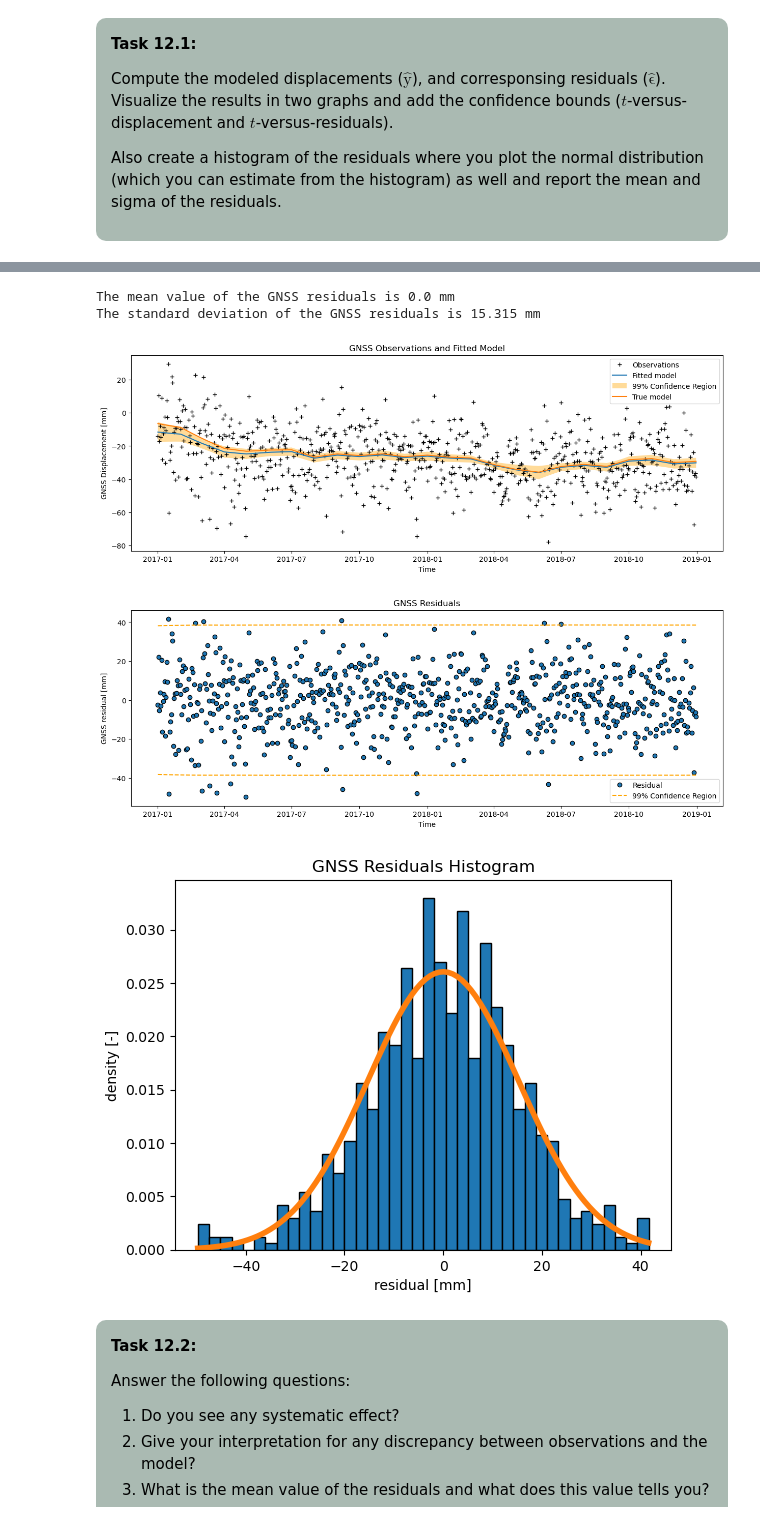
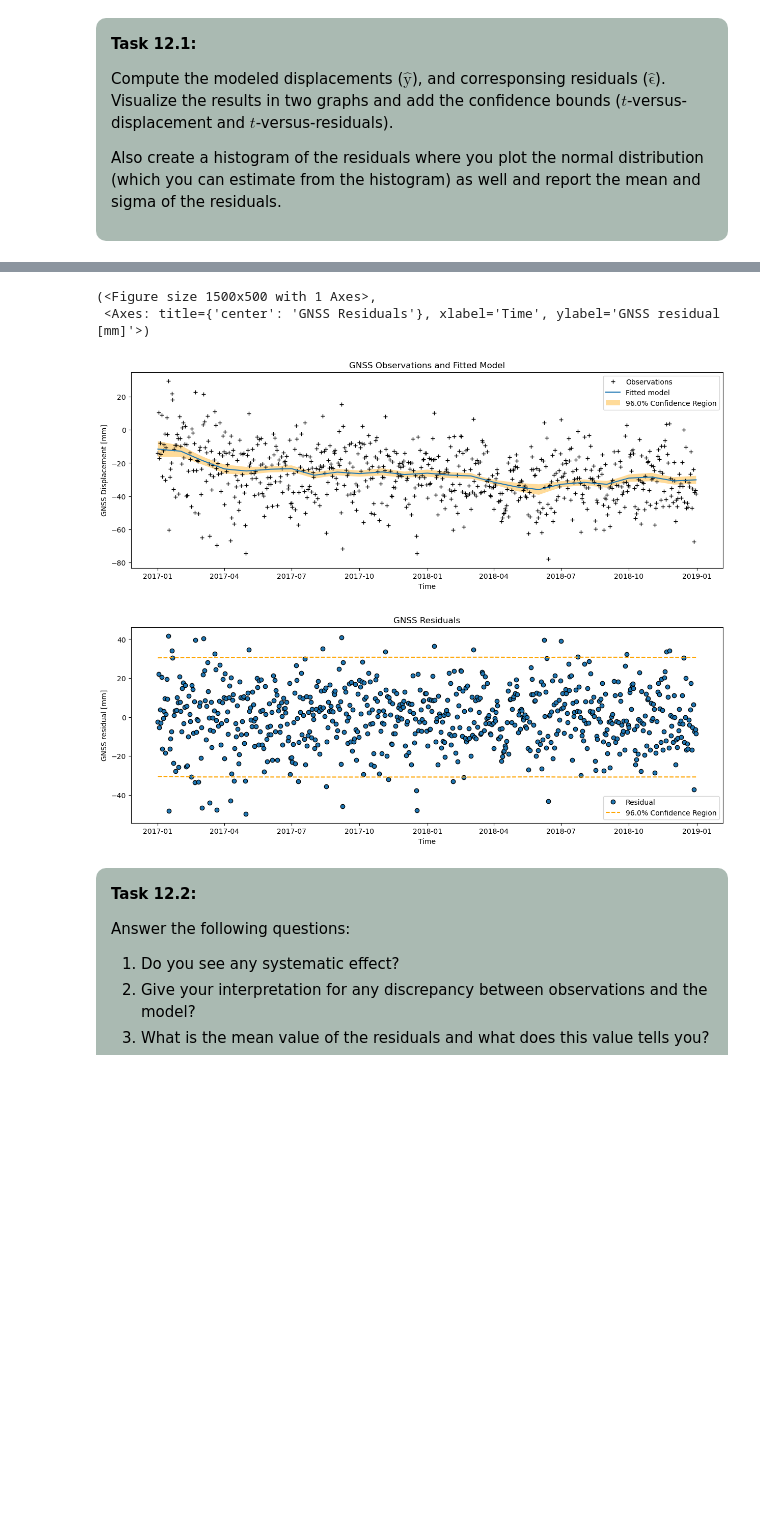
Before and after one commit to TUDelft-MUDE/2024-files, a Jupyter notebook: content/GA_1_4/Analysis_solution.ipynb, the cells around one changed output, grey strips where cells are left out. Saved outputs shown, nothing was run; the diff lists cells and outputs as text; code cells hidden in the pictures; blank space fills up the shorter version.

```diff
--- a/content/GA_1_4/Analysis_solution.ipynb
+++ b/content/GA_1_4/Analysis_solution.ipynb
@@ -132,6 +133,7 @@ def initialize_new_dict(d_old):
     d['model_type'] = 'Non-Linear Least Squares'
     d['times'] = d_old['times']
     d['y'] = d_old['y']
+    d['Sigma_Y'] = d_old['Sigma_Y']
     d['days'] = d_old['days']
     d['groundwater'] = d_old['groundwater']
     return d
@@ -368,17 +386,14 @@ For each unknown parameter, plot your estimates versus the iteration number (hor
 # %%
 x0 = [do_i, R_i, a_i,k_i]
 
-[xhat_insar, Sigma_Xhat_insar, xhat_i_insar, niter_insar, J_final_insar] = \
-    nlsq_iteration(x0, days_insar, y_insar, Sigma_Y_insar, GW_at_InSAR_times)
+m1 = nlsq_iteration(x0, m1)
+m2 = nlsq_iteration(x0, m2)
 
-[xhat_gnss, Sigma_Xhat_gnss, xhat_i_gnss, niter_gnss, J_final_gnss] = \
-    nlsq_iteration(x0, days_gnss, y_gnss, Sigma_Y_gnss, GW_at_GNSS_times)
+print('\n InSAR Reults for each iteration (#Interations =', m1['niter'], ')')
+print(m1['xhat_i'])
 
-print('\n InSAR Reults for each iteration (#Interations =', niter_insar, ')')
-print(xhat_i_insar)
-
-print('\n GNSS Reults for each iteration (#Interations =', niter_gnss, ')')
-print(xhat_i_gnss)
+print('\n GNSS Reults for each iteration (#Interations =', m2['niter'], ')')
+print(m2['xhat_i'])
 # %% [output]
  InSAR Reults for each iteration (#Interations = 7 )
 [[ 9.000e+00 -2.500e+01  3.000e+02  1.500e-01]
@@ -567,15 +581,14 @@ The standard deviation of the InSAR residuals is 1.852 mm
 # %%
-yhat_gnss_2 = forward_model(days_gnss, xhat_gnss[0], xhat_gnss[1], xhat_gnss[2],\
-                             xhat_gnss[3], GW_at_GNSS_times)
-ehat_gnss_2 = plot_residual(dates_gnss, y_gnss, yhat_gnss_2,
-                             'GNSS', J_final_gnss, Sigma_Xhat_gnss,
-                             Sigma_Y_gnss, disp_gnss)
+m2['y_hat'] = forward_model(m2['days'], m2['x_hat'][0], m2['x_hat'][1], m2['x_hat'][2],\
+                             m2['x_hat'][3], m2['groundwater'])
+m2 = get_CI(m2, 0.04)
+plot_model(m2)
+plot_residual(m2)
 # %% [output]
-The mean value of the GNSS residuals is 0.0 mm
-The standard deviation of the GNSS residuals is 15.315 mm
+(<Figure size 1500x500 with 1 Axes>,
+ <Axes: title={'center': 'GNSS Residuals'}, xlabel='Time', ylabel='GNSS residual [mm]'>)
-[figure, old version]
+[figure, new version]
-[figure, old version]
+[figure, new version]
-[figure, removed]
 # %% [markdown]
 <div style="background-color:#AABAB2; color: black; width:95%; vertical-align: middle; padding:15px; margin: 10px; border-radius: 10px">
 <p>
```
Also changed, not shown: parts of 9 cells of this notebook, 3 other files.
